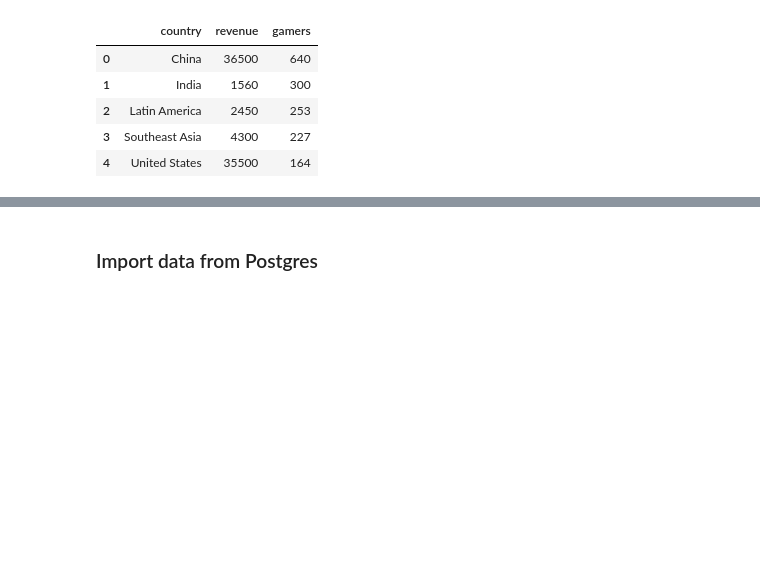
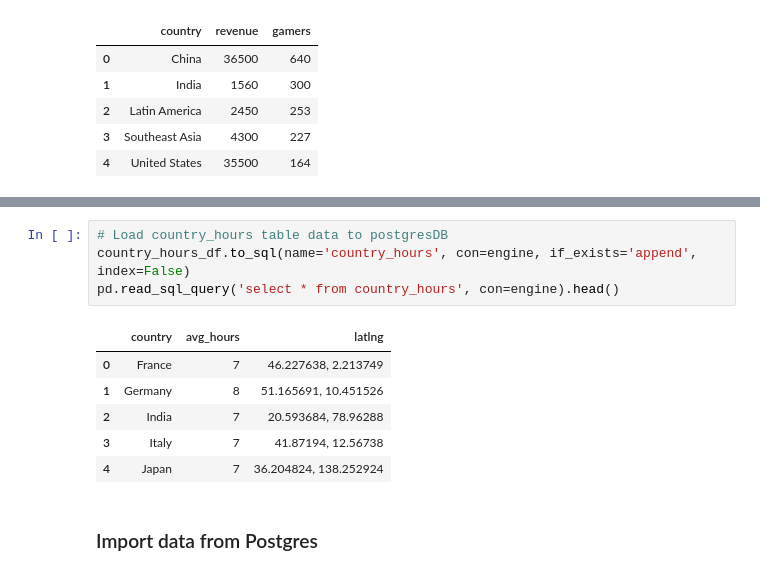
Before and after one commit to SBBoudreau/Project-2, a Jupyter notebook: import_data.ipynb, the cells around one changed output, grey strips where cells are left out. Cells and saved outputs as stored; diff of their text form; blank space fills up the shorter version.

```diff
--- a/import_data.ipynb
+++ b/import_data.ipynb
@@ -289,2 +308,13 @@ pd.read_sql_query('select * from top_ten', con=engine).head()
+# %%
+# Load country_hours table data to postgresDB
+country_hours_df.to_sql(name='country_hours', con=engine, if_exists='append', index=False)
+pd.read_sql_query('select * from country_hours', con=engine).head()
+# %% [output]
+|  | country | avg_hours | latlng |
+| 0 | France | 7 | 46.227638, 2.213749 |
+| 1 | Germany | 8 | 51.165691, 10.451526 |
+| 2 | India | 7 | 20.593684, 78.96288 |
+| 3 | Italy | 7 | 41.87194, 12.56738 |
+| 4 | Japan | 7 | 36.204824, 138.252924 |
 # %% [markdown]
 ### Import data from Postgres
```
Also changed, not shown: parts of 6 cells of this notebook, 2 other files.
